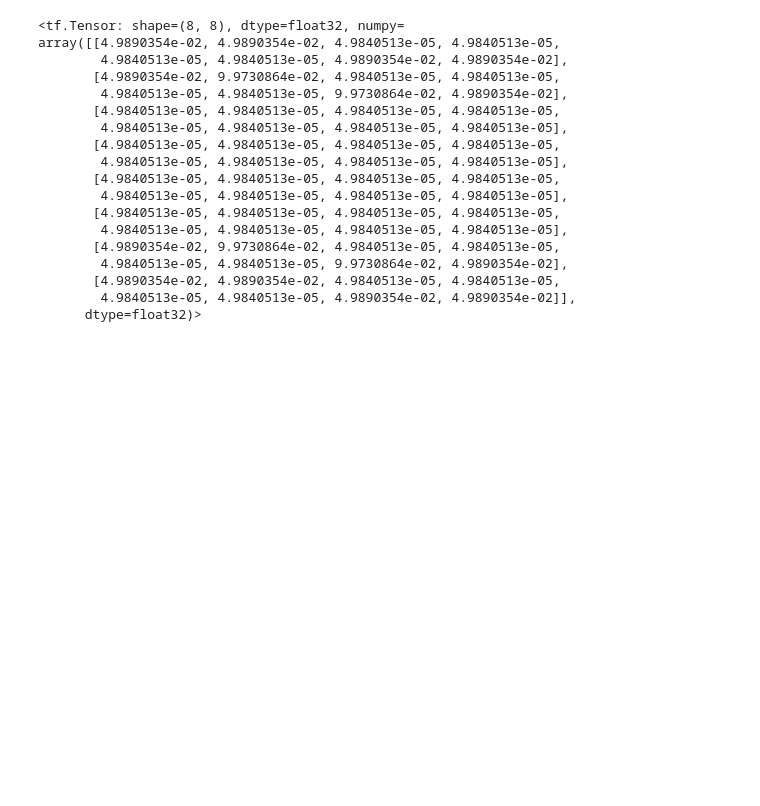
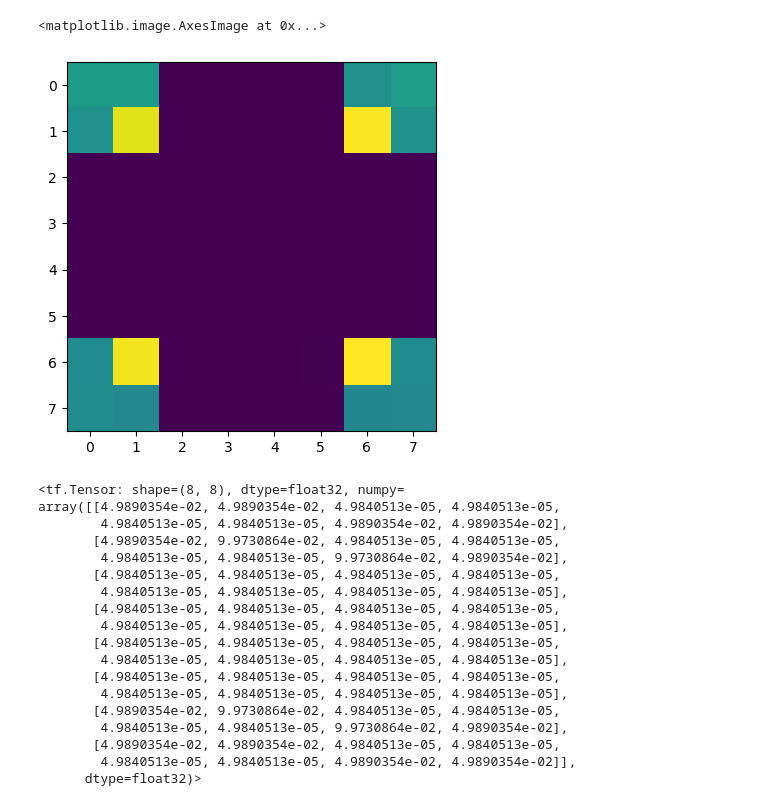
Before and after one commit to JosephRRB/GFlowNets_on_SpinFoams, a Jupyter notebook: code building.ipynb, the cells around one changed output. Drawn from its saved outputs; the diff is of its cells as text; code cells hidden in the pictures; blank space fills up the shorter version.

```diff
--- a/code building.ipynb
+++ b/code building.ipynb
@@ -64,4 +78,9 @@ array([[0.1576, 0.1362, 0.004 , 0.0046, 0.0058, 0.0024, 0.0244, 0.0254],
       dtype=float32)>
+# %%
+plt.imshow(agent_distr.numpy())
+# %% [output]
+<matplotlib.image.AxesImage at 0x...>
+[figure, added]
 # %%
 env_distr = runner.env.rewards / tf.math.reduce_sum(runner.env.rewards)
 env_distr
```
Also changed, not shown: parts of 5 cells of this notebook, 4 other files.
